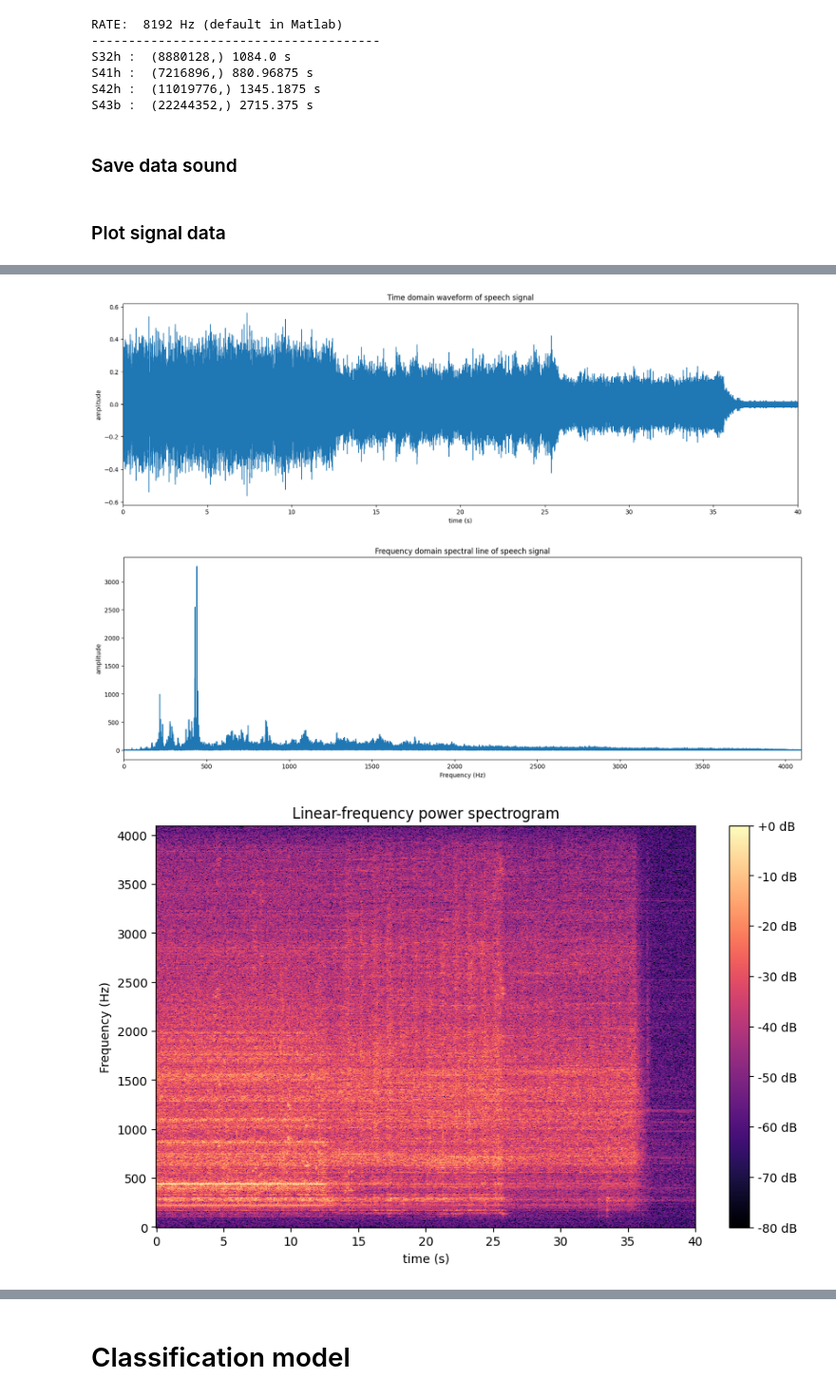
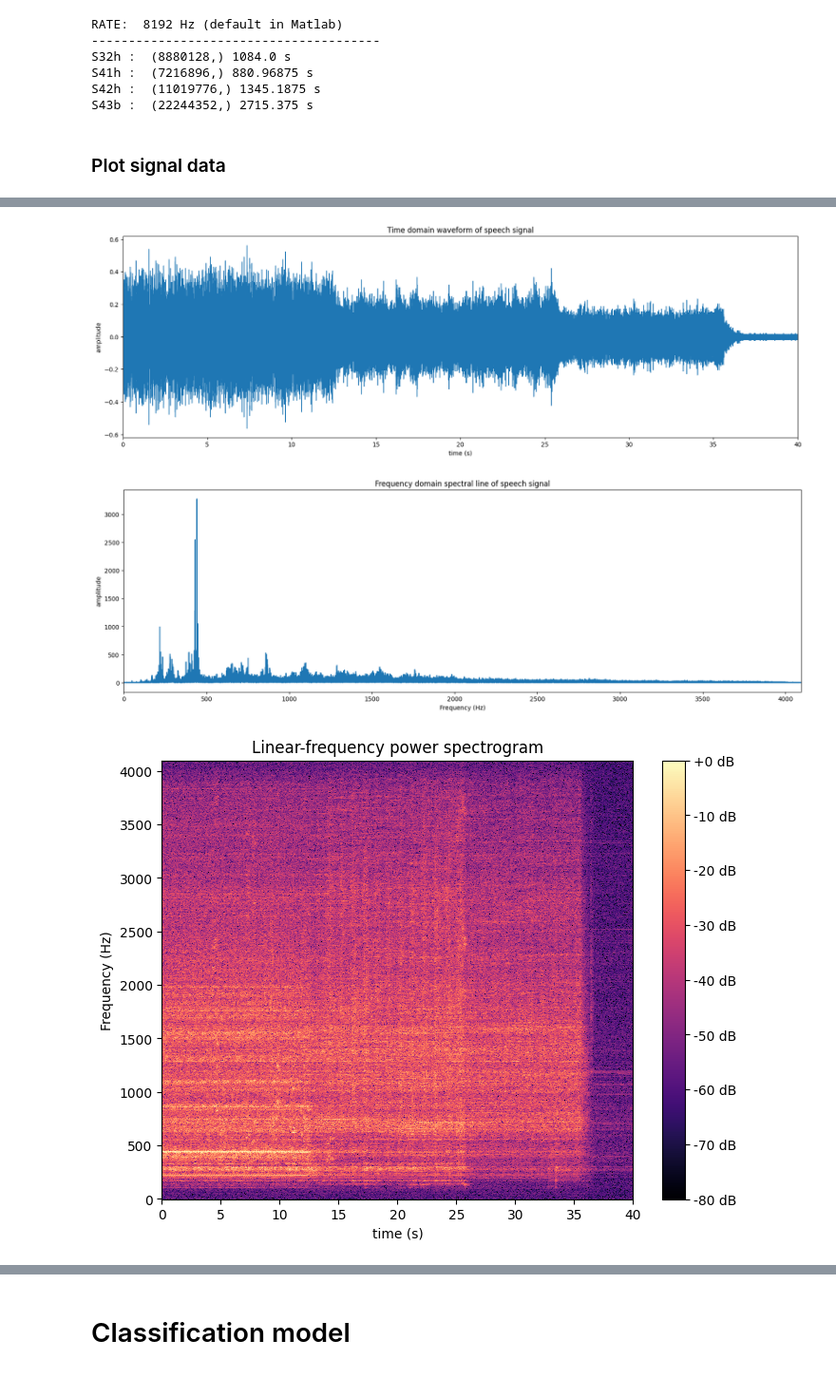
Before and after one commit to sunwucheng/IDB_drilling_signal, a Jupyter notebook: IDB_drilling_signal.ipynb, the cells around one changed output, grey strips where cells are left out. Shown at 95% size. Cells and saved outputs as stored; diff of their text form; code cells hidden in the pictures.

```diff
--- a/IDB_drilling_signal.ipynb
+++ b/IDB_drilling_signal.ipynb
@@ -129,5 +55,3 @@ S32h :  (8880128,) 1084.0 s
 S41h :  (7216896,) 880.96875 s
 S42h :  (11019776,) 1345.1875 s
 S43b :  (22244352,) 2715.375 s
-# %% [markdown]
-### Save data sound
@@ -203,7 +90,7 @@ def displaySpectrum(signal, rate):
   plt.xlim(0, rate//2)
 
 def displaySpectrogram(signal, rate, fftlen):
-  plt.figure(figsize=(10,6))
+  plt.figure(figsize=(8,6))
   # plt.specgram(signal, NFFT=fftlen, Fs=rate, noverlap=int(fftlen*0.25), window=np.hanning(fftlen))
   signal_db = librosa.amplitude_to_db(np.abs(librosa.stft(signal, hop_length=int(fftlen*0.25))), ref=np.max)
   librosa.display.specshow(signal_db, sr=rate, hop_length=int(fftlen*0.25), x_axis='time', y_axis='linear')
@@ -213,7 +100,7 @@ def displaySpectrogram(signal, rate, fftlen):
   plt.colorbar(format="%+2.0f dB")
 
 def displayMelspectrogram(signal, rate):
-  plt.figure(figsize=(10,6))
+  plt.figure(figsize=(8,6))
   # melspectrogram = librosa.feature.melspectrogram(y=signal, sr=rate)
   D = np.abs(librosa.stft(signal))**2
   S = librosa.feature.melspectrogram(S=D, sr=rate)
@@ -228,7 +115,7 @@ def diaplayMFCC(signal, rate):
   librosa.display.specshow(mfccs, sr=rate, x_axis='time')
 
 def displayZCR(signal, rate):
-  plt.figure(figsize=(8,6))
+  plt.figure(figsize=(8,3))
   zcrs = librosa.feature.zero_crossing_rate(signal)
   plt.plot(zcrs[0])
 
@@ -324,7 +211,6 @@ def displayRolloff(signal, rate):
   ax.set(title='log Power spectrogram')
 
 def displayChromastft(signal, rate, fftlen):
-  # plt.figure(figsize=(20, 6))
   # chromagram = librosa.feature.chroma_stft(signal, sr=rate, hop_length=int(fftlen*0.25))
   # librosa.display.specshow(chromagram, x_axis='time', y_axis='chroma', hop_length=fftlen*0.25, cmap='coolwarm')
 
@@ -377,31 +263,31 @@ def displayChromavqt(signal, rate, n_bins):
 
   img2 = librosa.display.specshow(chroma_vq, y_axis='chroma_fjs', x_axis='time', ax=ax[1], bins_per_octave=n_bins, intervals='ji5')
   ax[1].set(ylabel='chroma_vqt')
   fig.colorbar(img2, ax=ax)
 
 def plot_wave(signal, rate):
   displayWaveform(signal, rate)
   displaySpectrum(signal, rate)
   displaySpectrogram(signal, rate, fftlen=512)
   displayMelspectrogram(signal, rate)
   diaplayMFCC(signal, rate)
   displayZCR(signal, rate)
   displayCentroids(signal, rate)
   displayBandwidth(signal, rate)
   displayRolloff(signal, rate)
   displayChromastft(signal, rate, fftlen=512)
   # displayChromacqt(signal, rate, n_chroma=12, n_fft=512)
   # displayChromacens(signal, rate)
   # displayChromavqt(signal, rate, n_bins=24)
 
 SIGNAL = S32h[-40*RATE:]
 plot_wave(SIGNAL, RATE)
 
 import IPython
 
 IPython.display.Audio(data=SIGNAL, rate=RATE)
 # %% [output]
 [interactive output not drawn]
 [figure]
 [figure]
-[figure, old version]
+[figure, new version]
```
Also changed, not shown: parts of 42 cells of this notebook.
